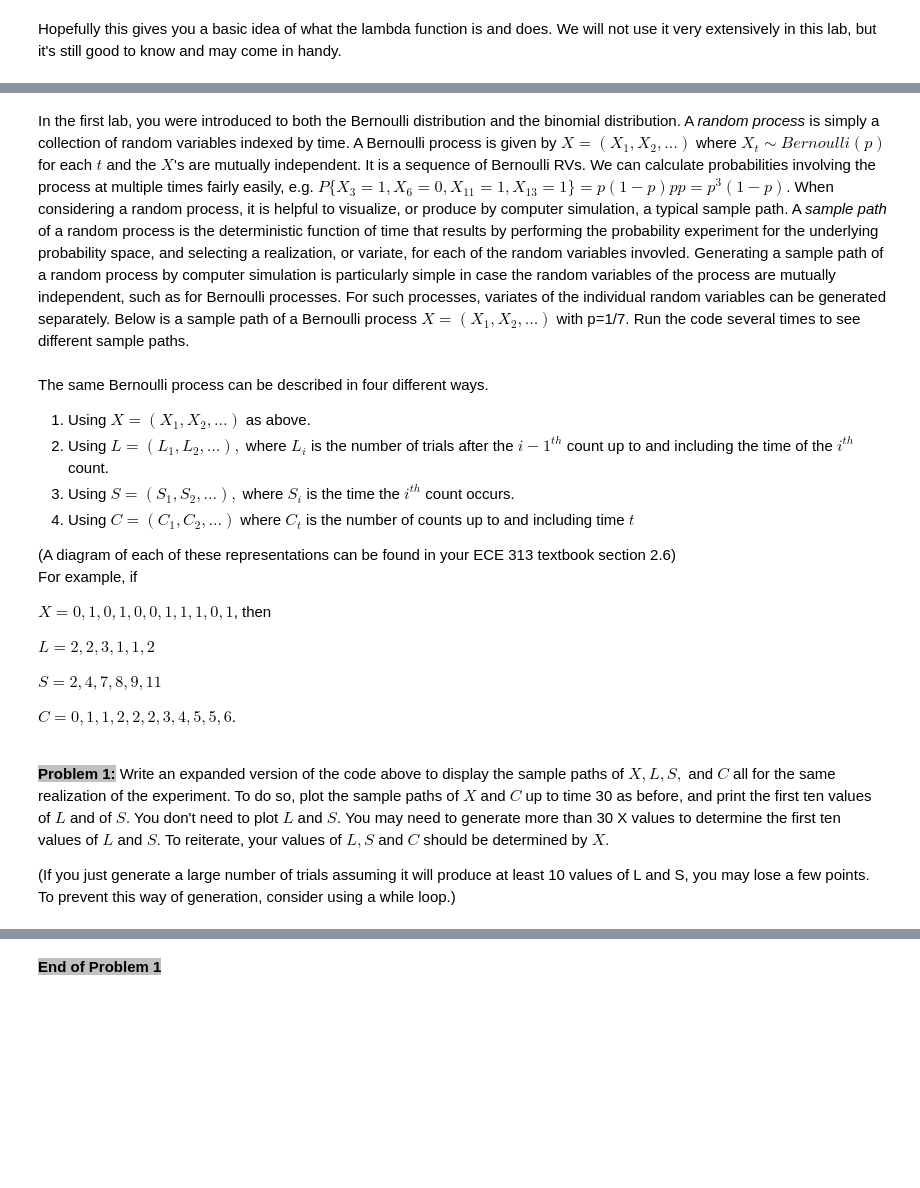
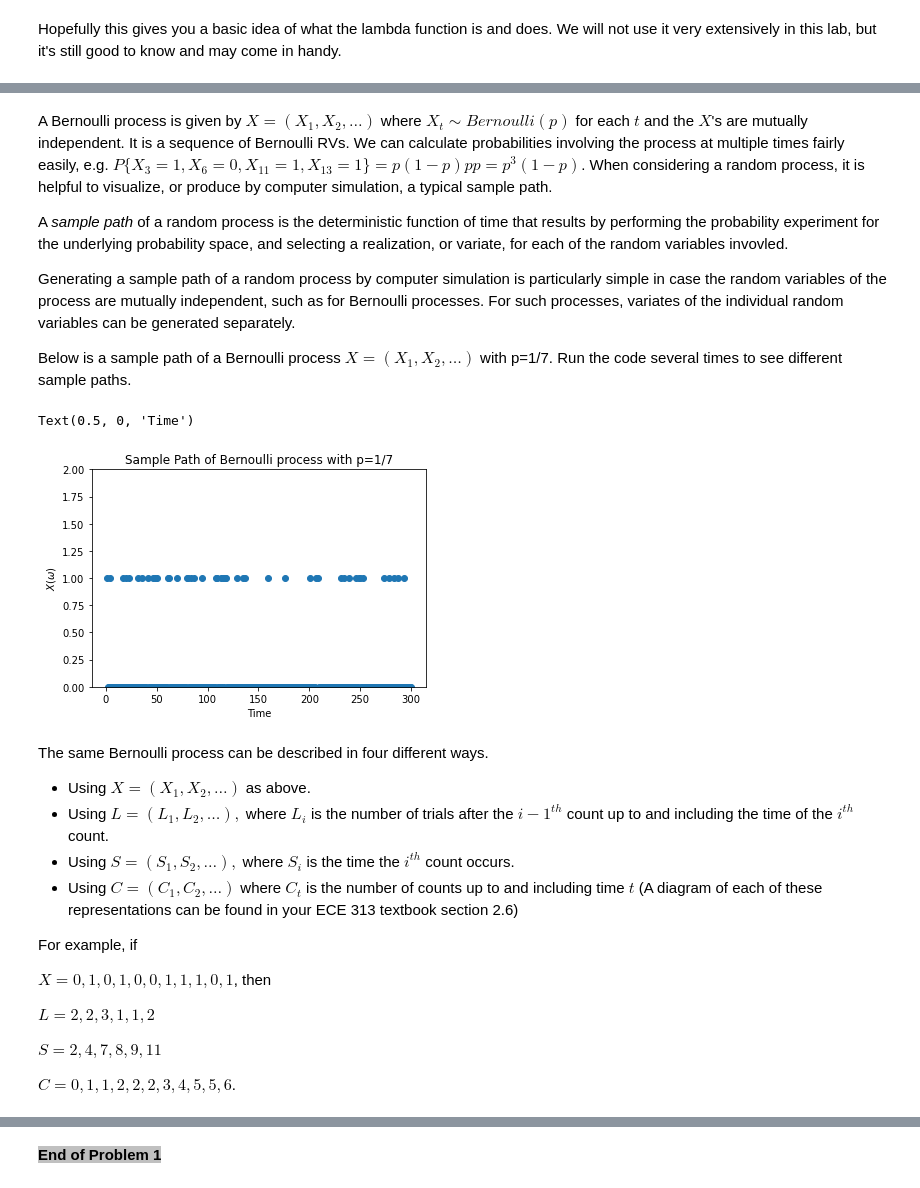
Before and after one commit to Everloom-129/ECE314_Probability_Lab, a Jupyter notebook: Lab 3/Lab 3.ipynb, the cells around one changed output, grey strips where cells are left out. Cells and saved outputs as stored; diff of their text form; code cells hidden in the pictures; blank space fills up the shorter version.

```diff
--- a/Lab 3/Lab 3.ipynb
+++ b/Lab 3/Lab 3.ipynb
@@ -157,0 +212,4 @@ print (g(3))
+# %%
+g = lambda x:print(f"{x*100}~{x*100+100}ns")
+for i in range (10):
+    g(i)
@@ -175,28 +251,32 @@ Hopefully this gives you a basic idea of what the lambda function is and does. W
 # %% [markdown]
-In the first lab, you were introduced to both the Bernoulli distribution and the binomial distribution. A *random process* is simply a collection of random variables indexed by time. A Bernoulli process is given by $X=(X_1,X_2, \ldots)$ where $X_t \sim Bernoulli(p)$ for each $t$ and the $X$'s are mutually independent. It is a sequence of Bernoulli RVs. We can calculate probabilities involving the process at multiple times fairly easily, e.g. $P\{X_3=1,X_6=0,X_{11}=1,X_{13}=1\}=p(1-p)pp=p^3(1-p)$. When considering a random process, it is helpful to visualize, or produce by computer simulation, a typical sample path.   A <I> sample path </I> of a random process is the deterministic function of time that results by performing the probability experiment for the underlying probability space, and selecting a realization, or variate, for each of the random variables invovled.   Generating a sample path of a random process by computer simulation is particularly simple in case the random variables of the process are mutually independent, such as for Bernoulli processes.  For such processes, variates of the individual random variables can be generated separately.  Below is a sample path of a Bernoulli process $X=(X_1,X_2, \ldots)$ with p=1/7.  Run the code several times to see different sample paths.
+
+A Bernoulli process is given by $X=(X_1,X_2, \ldots)$ where $X_t \sim Bernoulli(p)$ for each $t$ and the $X$'s are mutually independent. It is a sequence of Bernoulli RVs. We can calculate probabilities involving the process at multiple times fairly easily, e.g. $P\{X_3=1,X_6=0,X_{11}=1,X_{13}=1\}=p(1-p)pp=p^3(1-p)$. When considering a random process, it is helpful to visualize, or produce by computer simulation, a typical sample path.
+
+A <I> sample path </I> of a random process is the deterministic function of time that results by performing the probability experiment for the underlying probability space, and selecting a realization, or variate, for each of the random variables invovled.
+
+Generating a sample path of a random process by computer simulation is particularly simple in case the random variables of the process are mutually independent, such as for Bernoulli processes.  For such processes, variates of the individual random variables can be generated separately.
+
+Below is a sample path of a Bernoulli process $X=(X_1,X_2, \ldots)$ with p=1/7.  Run the code several times to see different sample paths.
 # %%
 p = 1./7 #Probability
-T = 30 #Number of time steps
+T = 300 #Number of time steps
 X = []  #Creates a list for the values of the random variables
 for i in range(1,T+1):   #range(1,T+1) is the list of numbers 1 through T
     X.append(st.bernoulli.rvs(p)) #Fills the list with Bernoulli(p) variates
 plt.plot(range(1,T+1),X, 'o')
 plt.title('Sample Path of Bernoulli process with p=1/7')
 plt.ylim((0,2))
 plt.ylabel('$X(\omega)$') #You can use LaTex in the Python code
 plt.xlabel('Time')
+# %% [output]
+Text(0.5, 0, 'Time')
+[figure, added]
 # %% [markdown]
 The same Bernoulli process can be described in four different ways.
-<html>
-    <body>
-        <ol>
-            <li>  Using $X=(X_1,X_2, \ldots)$ as above.
-            <li>  Using $L=(L_1,L_2, \ldots),$  where $L_i$ is the number of trials after the $i-1^{th}$ count up to and including the time of the $i^{th}$ count.
-            <li>  Using $S=(S_1,S_2, \ldots),$  where $S_i$ is the time the $i^{th}$ count occurs.
-            <li>  Using $C = (C_1,C_2,\ldots)$ where $C_t$ is the number of counts up to and including time $t$
-        </ol>
-    </body>
-</html>
+- Using $X=(X_1,X_2, \ldots)$ as above.
+-   Using $L=(L_1,L_2, \ldots),$  where $L_i$ is the number of trials after the $i-1^{th}$ count up to and including the time of the $i^{th}$ count.
+-   Using $S=(S_1,S_2, \ldots),$  where $S_i$ is the time the $i^{th}$ count occurs.
+-   Using $C = (C_1,C_2,\ldots)$ where $C_t$ is the number of counts up to and including time $t$
 (A diagram of each of these representations can be found in your ECE 313 textbook section 2.6)
 
 For example, if
@@ -208,10 +288,3 @@ $L = 2,2,3,1,1,2$
 $S = 2,4,7,8,9,11$
 
 $C = 0,1,1,2,2,2,3,4,5,5,6$.
-
-<br>**<SPAN style="BACKGROUND-COLOR: #C0C0C0">Problem 1:</SPAN>** Write an expanded version of the code above to display the sample paths of $X,L,S,$ and $C$ all for the same
-realization of the experiment.  To do so, plot the sample paths of $X$ and $C$ up to time 30 as before, and print the
-first ten values of $L$ and of $S.$ You don't need to plot $L$ and $S.$  You may need to generate more than
-30 X values to determine the first ten values of $L$ and $S.$  To reiterate, your values of $L,S$ and $C$ should be determined by $X.$
-
-(If you just generate a large number of trials assuming it will produce at least 10 values of L and S, you may lose a few points. To prevent this way of generation, consider using a while loop.)
```
Also changed, not shown: parts of 32 cells of this notebook, 2 other files.
